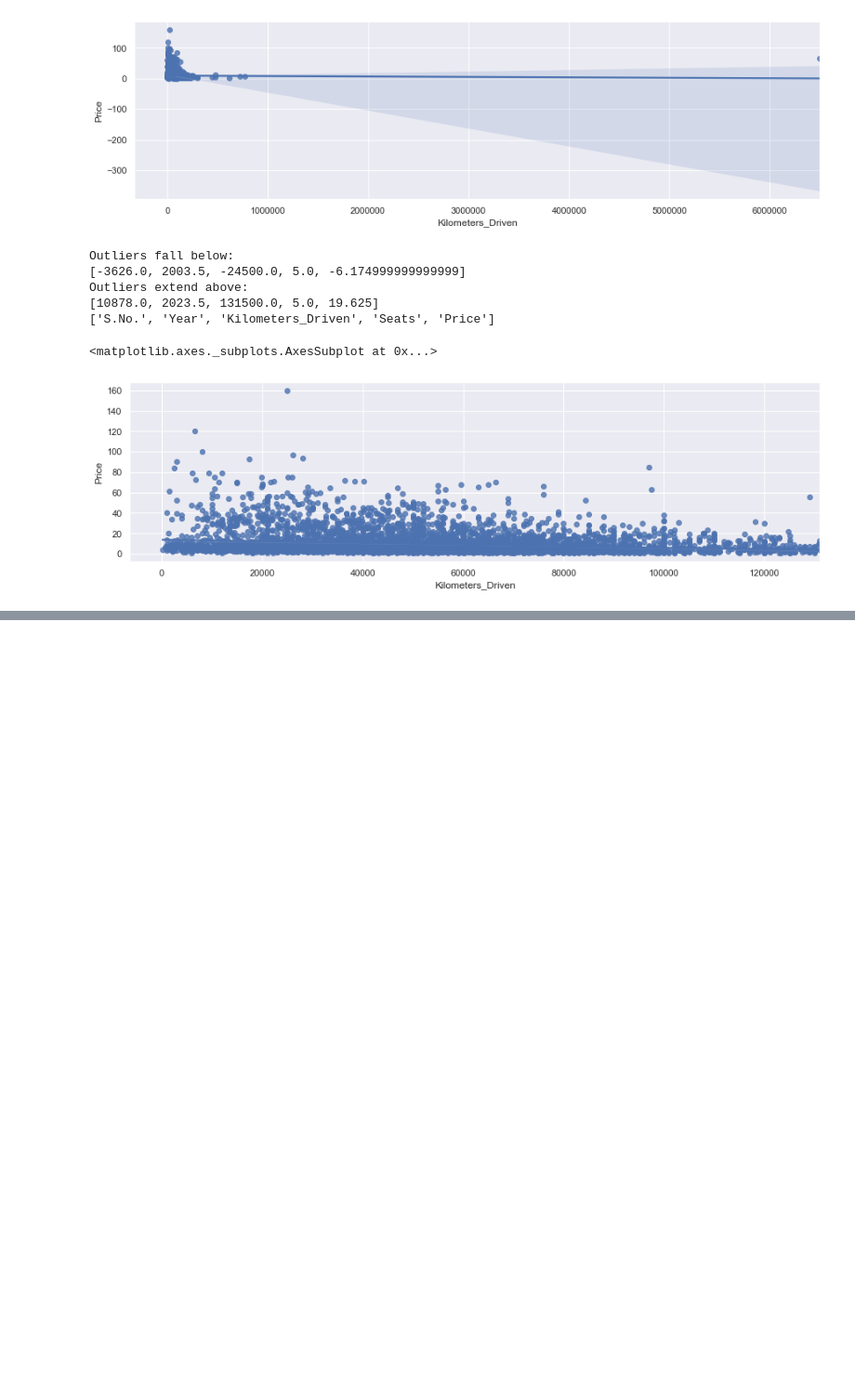
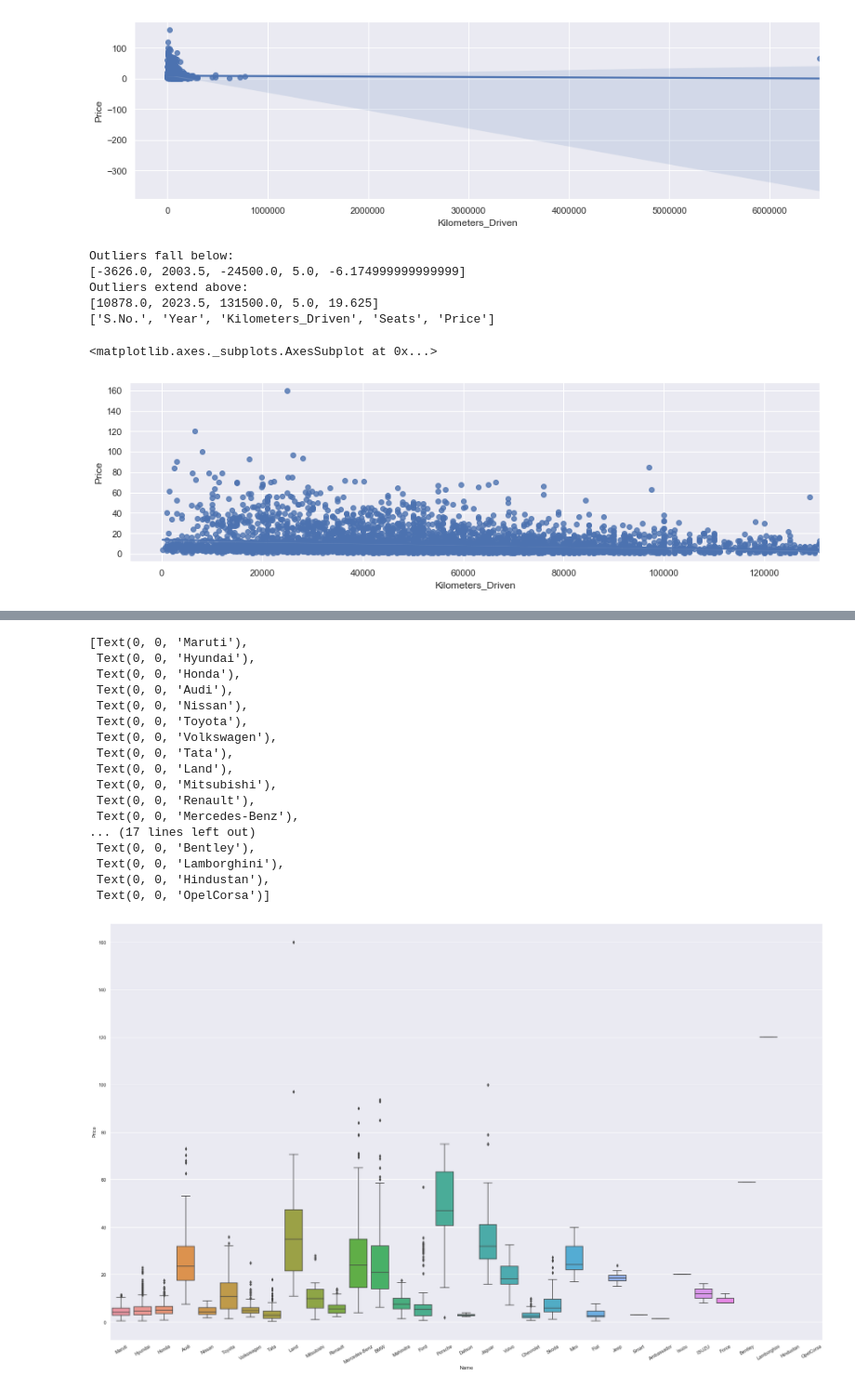
Before and after one commit to KyLarson-Research/Cars4U, a Jupyter notebook: Cars4U.ipynb, the cells around one changed output, grey strips where cells are left out. Shown at 93% size. Saved outputs shown, nothing was run; the diff lists cells and outputs as text; code cells hidden in the pictures; blank space fills up the shorter version.

```diff
--- a/Cars4U.ipynb
+++ b/Cars4U.ipynb
@@ -104,0 +128,32 @@ sns.regplot(data=used_cars_minus_outliers, x="Kilometers_Driven", y="Price")
+# %%
+#Process By Manufacturer
+
+first_word = lambda s: s.split()[0]
+
+copy_used_cars_data = used_cars_data.copy()
+
+copy_used_cars_data['Name'] = copy_used_cars_data['Name'].apply(first_word)
+# %%
+ax = sns.boxplot(x="Name",
+            y="Price",
+            data=copy_used_cars_data)
+ax.set_xticklabels(ax.get_xticklabels(),rotation=30)
+# %% [output]
+[Text(0, 0, 'Maruti'),
+ Text(0, 0, 'Hyundai'),
+ Text(0, 0, 'Honda'),
+ Text(0, 0, 'Audi'),
+ Text(0, 0, 'Nissan'),
+ Text(0, 0, 'Toyota'),
+ Text(0, 0, 'Volkswagen'),
+ Text(0, 0, 'Tata'),
+ Text(0, 0, 'Land'),
+ Text(0, 0, 'Mitsubishi'),
+ Text(0, 0, 'Renault'),
+ Text(0, 0, 'Mercedes-Benz'),
+... (17 lines left out)
+ Text(0, 0, 'Bentley'),
+ Text(0, 0, 'Lamborghini'),
+ Text(0, 0, 'Hindustan'),
+ Text(0, 0, 'OpelCorsa')]
+[figure, added]
```
Also changed, not shown: parts of 9 cells of this notebook.
